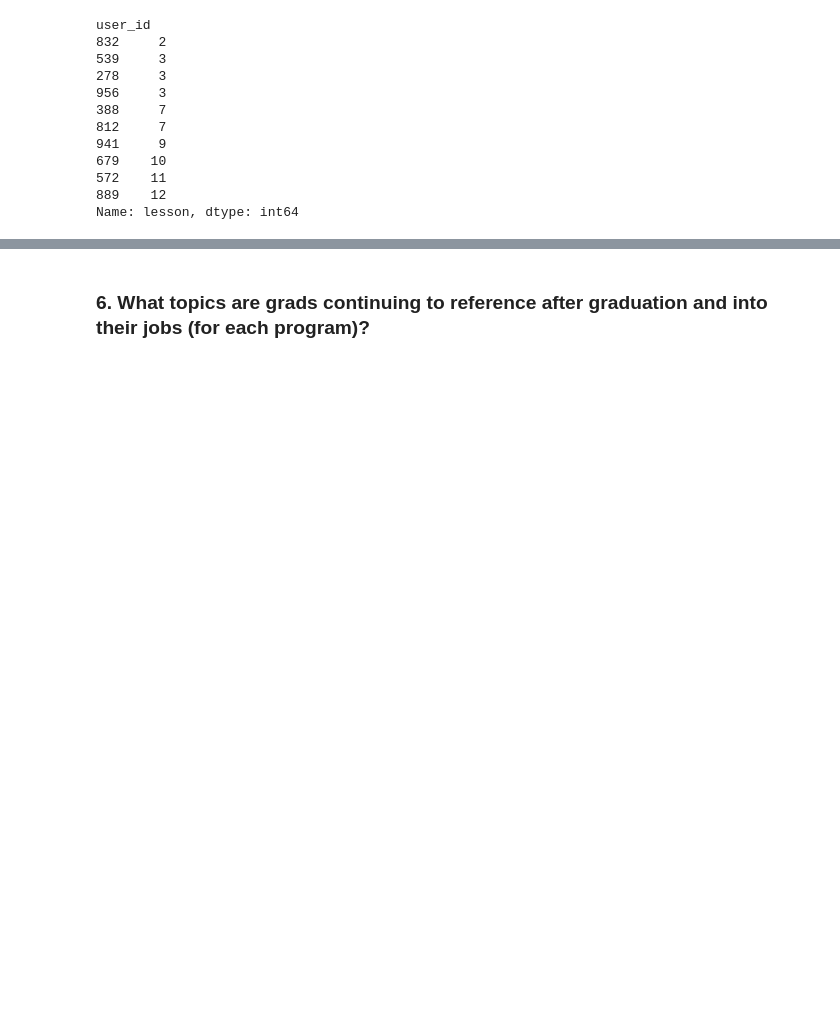
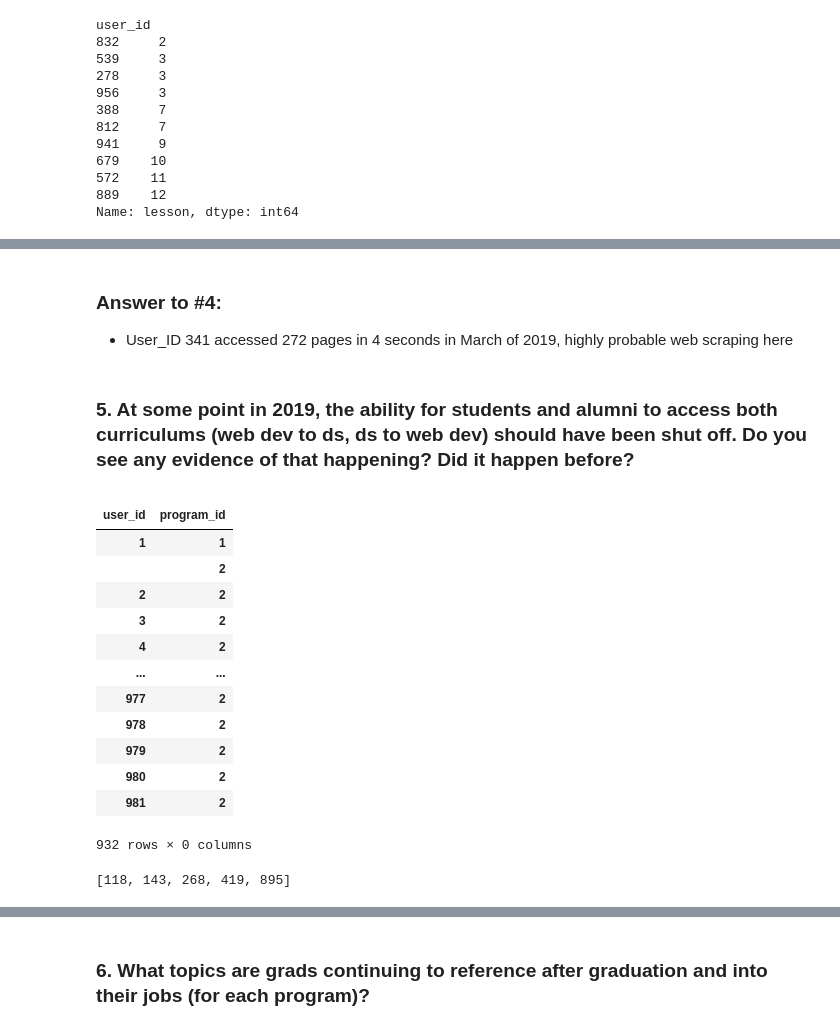
Before and after one commit to LastMinuteAnswer/Codeup_Anomaly_Detection, a Jupyter notebook: Final_Report.ipynb, the cells around one changed output, grey strips where cells are left out. Cells and saved outputs as stored; diff of their text form; code cells hidden in the pictures; blank space fills up the shorter version.

Commit message:
Jeanette's answers added to final report

```diff
--- a/Final_Report.ipynb
+++ b/Final_Report.ipynb
@@ -89,0 +178,40 @@ active[active.user_id.isin([832, 539, 278, 956, 388, 812, 941, 679, 572, 889])].
+# %% [markdown]
+### Answer to \#4:
+- User_ID 341 accessed 272 pages in 4 seconds in March of 2019, highly probable web scraping here
+# %% [markdown]
+### 5. At some point in 2019, the ability for students and alumni to access both curriculums (web dev to ds, ds to web dev) should have been shut off. Do you see any evidence of that happening? Did it happen before?
+# %%
+user_vs_program = df[['user_id', 'program_id']].groupby(['user_id', 'program_id']).agg('count')
+user_vs_program
+# %% [output]
+|  |  |
+| user_id | program_id |
+| 1 | 1 |
+|  | 2 |
+| 2 | 2 |
+| 3 | 2 |
+| 4 | 2 |
+| ... | ... |
+| 977 | 2 |
+| 978 | 2 |
+| 979 | 2 |
+| 980 | 2 |
+| 981 | 2 |
+932 rows × 0 columns
+# %%
+# Upon visual inspection of the dataframe these are the users that looked at more than one program:
+user_list = [1, 11, 37, 53, 64, 118, 143, 146, 148, 211, 248, 257, 268, 312, 314, 419, 428, 480, 513, 581, 895]
+staff_list = df[df.name == 'Staff'].groupby('user_id').count().index
+
+# Now to eliminate staff from my list
+not_staff = []
+for user in user_list:
+    if user in staff_list:
+        continue
+    else:
+        not_staff.append(user)
+
+# This list should contain users who accessed more than one curriculum
+not_staff
+# %% [output]
+[118, 143, 268, 419, 895]
```
Also changed, not shown: parts of 14 cells of this notebook.
